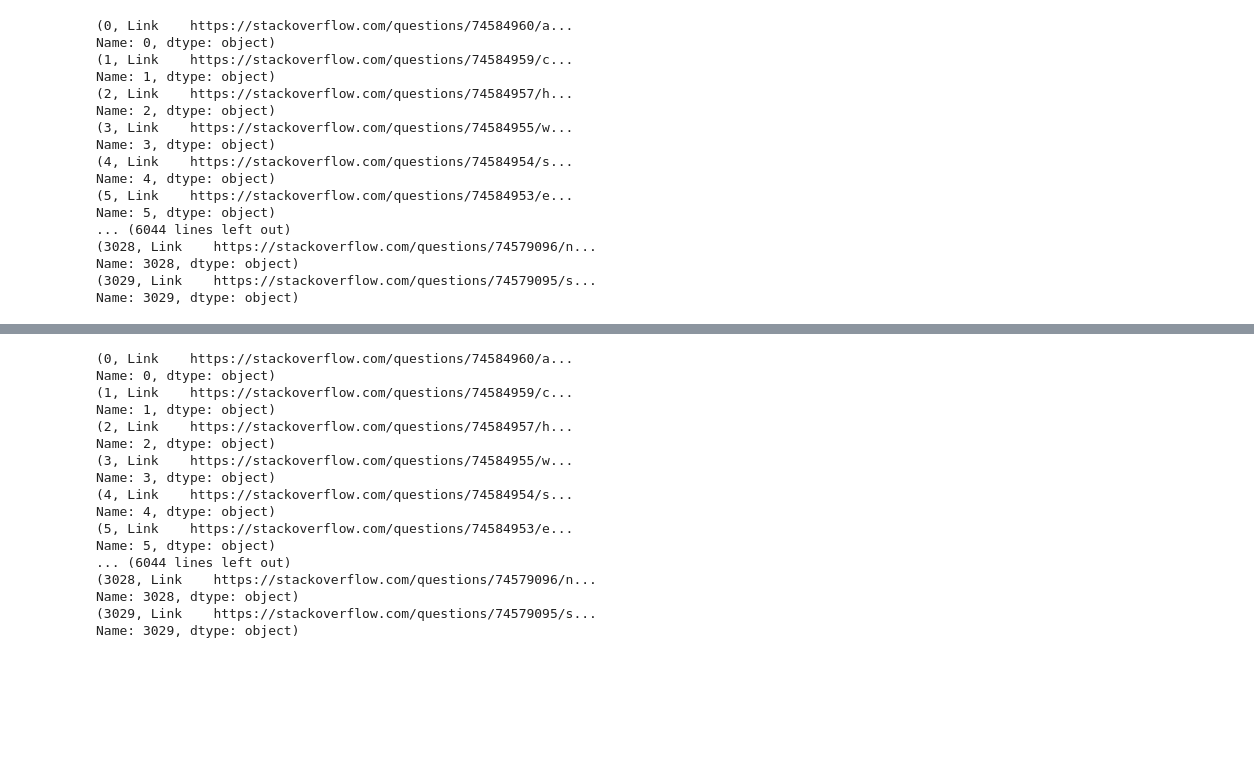
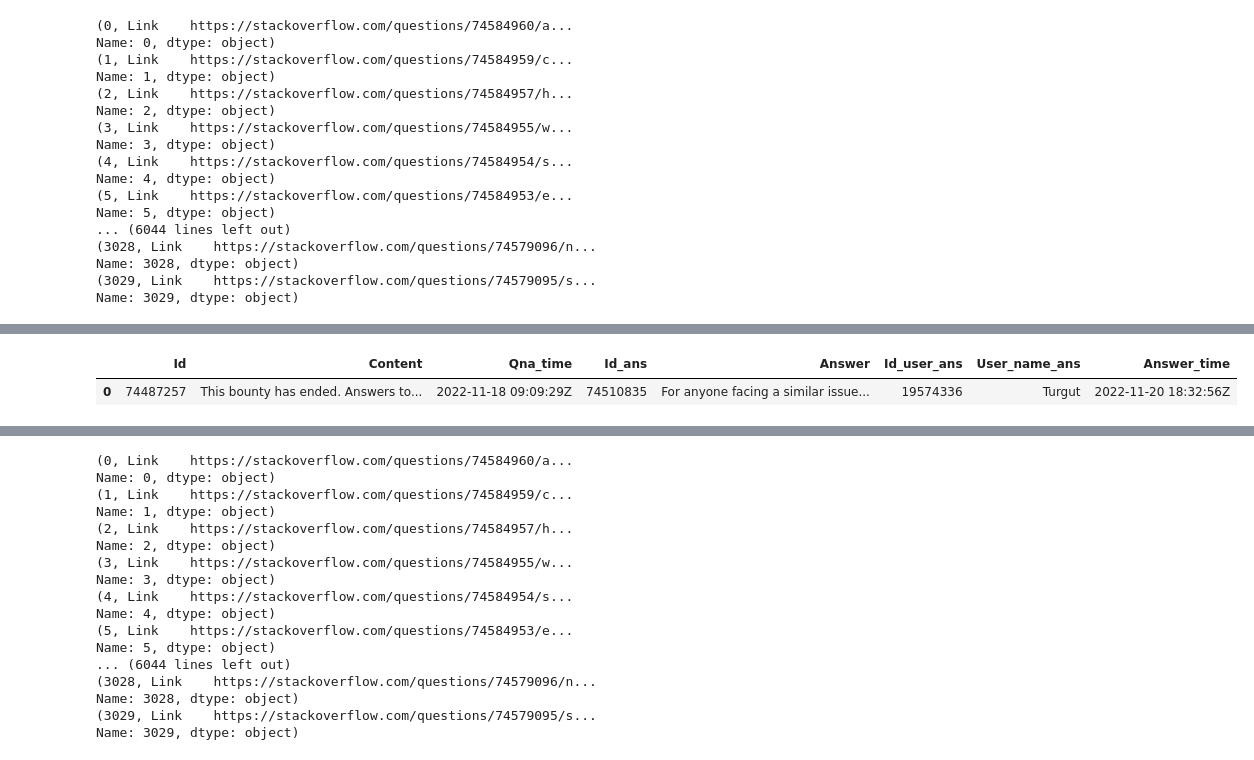
Before and after one commit to NoteOrbit/fast, a Jupyter notebook: FILE.IPYNB, the cells around one changed output, grey strips where cells are left out. Drawn from its saved outputs; the diff is of its cells as text; code cells hidden in the pictures; blank space fills up the shorter version.

```diff
--- a/FILE.IPYNB
+++ b/FILE.IPYNB
@@ -146,0 +154,3 @@ ans_time = driver.find_element(By.XPATH, '*//div[@class = "post-signature owner
+# %%
+a = x.find_element(By.XPATH, '*//div[@class = "post-signature owner flex--item fl0"]//a[@href]').get_attribute("href").split("/")[4]
+print(a)
@@ -146,0 +162,10 @@ ans_time = driver.find_element(By.XPATH, '*//div[@class = "post-signature owner
+# %%
+for x in context_qna:
+
+    a = x.find_element(By.XPATH, "//div[@class='answer js-answer accepted-answer js-accepted-answer']").get_attribute("data-answerid")
+    print(a)
+    #     if a != None:
+    #         aaa.append(a)
+
+    # except :
+    #     aaa.append(None)
@@ -157,35 +187,74 @@ ans_time = []
 context_qna  = driver.find_elements(By.XPATH, "//div[@class='question js-question']")  #main html
 
 for x in context_qna:
+
     id_qna.append(x.find_element(By.XPATH, "//div[@class='question js-question']").get_attribute("data-questionid"))
-    print(id_qna)
+
     qna.append(x.find_element(By.XPATH, '*//div[@class = "s-prose js-post-body"]').text)
-    print(qna)
+
     qna_time.append(x.find_element(By.XPATH, '*//div[@class = "post-signature owner flex--item"]//span[@title]').get_attribute("title"))
-    print(qna_time)
+
+
     try:
-        id_ans.append(x.find_element(By.XPATH, "//div[@class='answer js-answer accepted-answer js-accepted-answer']").get_attribute("data-answerid"))
-        print(id_ans)
-    except IndexError:
+
+        a = x.find_element(By.XPATH, "//div[@class='answer js-answer accepted-answer js-accepted-answer']").get_attribute("data-answerid")
+        if a != None:
+            id_ans.append(a)
+
+    except :
+
         id_ans.append(None)
+
     try:
-        ans.append(x.find_element(By.XPATH, '//div[@class = "answercell post-layout--right"]//div[@class = "s-prose js-post-body"]').text)
-        print(ans)
-    except IndexError:
+
+        a = x.find_element(By.XPATH, '//div[@class = "answercell post-layout--right"]//div[@class = "s-prose js-post-body"]').text
+        if a != None:
+            ans.append(a)
+
+    except :
+
         ans.append(None)
+
     try:
-        id_user_ans.append(x.find_element(By.XPATH, '*//div[@class = "user-details"]//a[@href]').get_attribute("href").split("/")[4])
-        print(id_user_ans)
-    except IndexError:
+
+        a = x.find_element(By.XPATH, '*//div[@class = "user-details"]//a[@href]').get_attribute("href").split("/")[4]
+        if a != None:
+            id_user_ans.append(a)
+
+    except :
+
         id_user_ans.append(None)
     try:
-        user_name_ans.append(x.find_element(By.XPATH, '*//div[@class = "user-details"]//a[@href]').text)
-        print(user_name_ans)
-    except IndexError:
+
+        a = x.find_element(By.XPATH, '*//div[@class = "user-details"]//a[@href]').text
+        if a != None:
+            user_name_ans.append(a)
+
+    except :
+
         user_name_ans.append(None)
+
     try:
-        ans_time.append(x.find_element(By.XPATH, '//div[@class = "post-signature owner flex--item fl0"]//span[@title]').get_attribute("title"))
-        print(ans_time)
-    except IndexError:
+
+        a = x.find_element(By.XPATH, '//div[@class = "post-signature owner flex--item fl0"]//span[@title]').get_attribute("title")
+        if a != None:
+            ans_time.append(a)
+
+    except :
+
         ans_time.append(None)
+
+data_content = pd.DataFrame({
+    'Id' : id_qna,
+    'Content' : qna,
+    'Qna_time' : qna_time,
+    'Id_ans' : id_ans,
+    'Answer' : ans,
+    'Id_user_ans' : id_user_ans,
+    'Answer' : ans,
+    'User_name_ans' : user_name_ans,
+    'Answer_time' : ans_time
+        })
+
+display(data_content)
 # %% [output]
@@ -198,0 +261,2 @@ Backtrace:
+|  | Id | Content | Qna_time | Id_ans | Answer | Id_user_ans | User_name_ans | Answer_time |
+| 0 | 74487257 | This bounty has ended. Answers to... | 2022-11-18 09:09:29Z | 74510835 | For anyone facing a similar issue... | 19574336 | Turgut | 2022-11-20 18:32:56Z |
```
Also changed, not shown: parts of 9 cells of this notebook.
